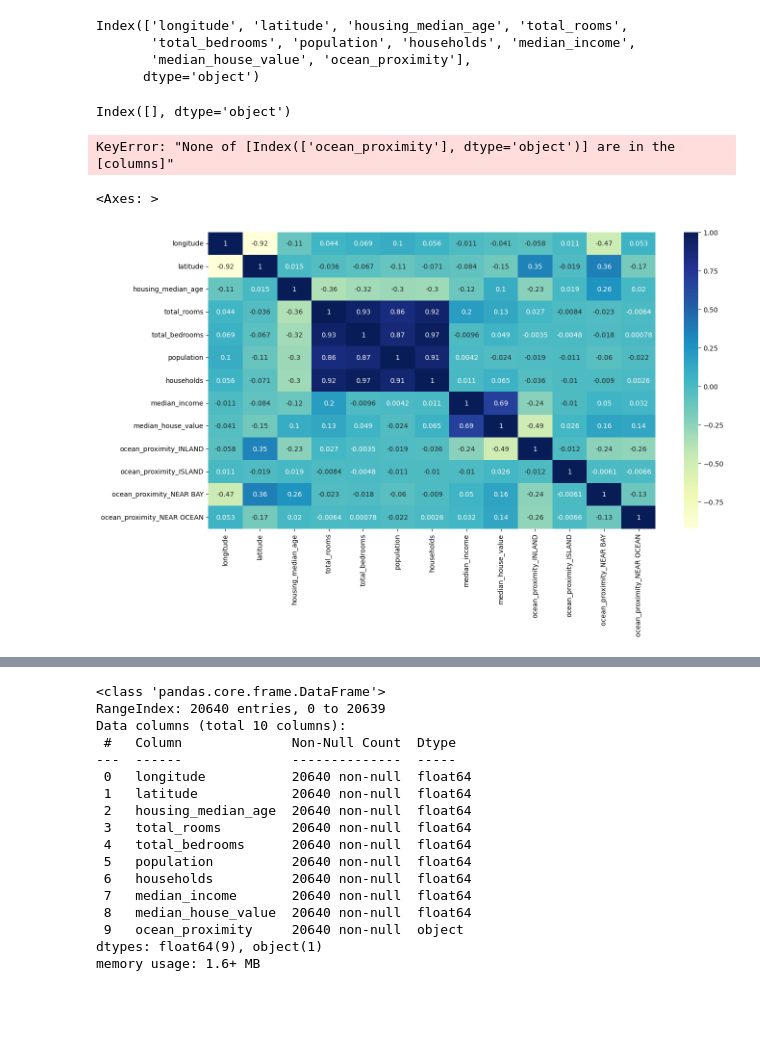
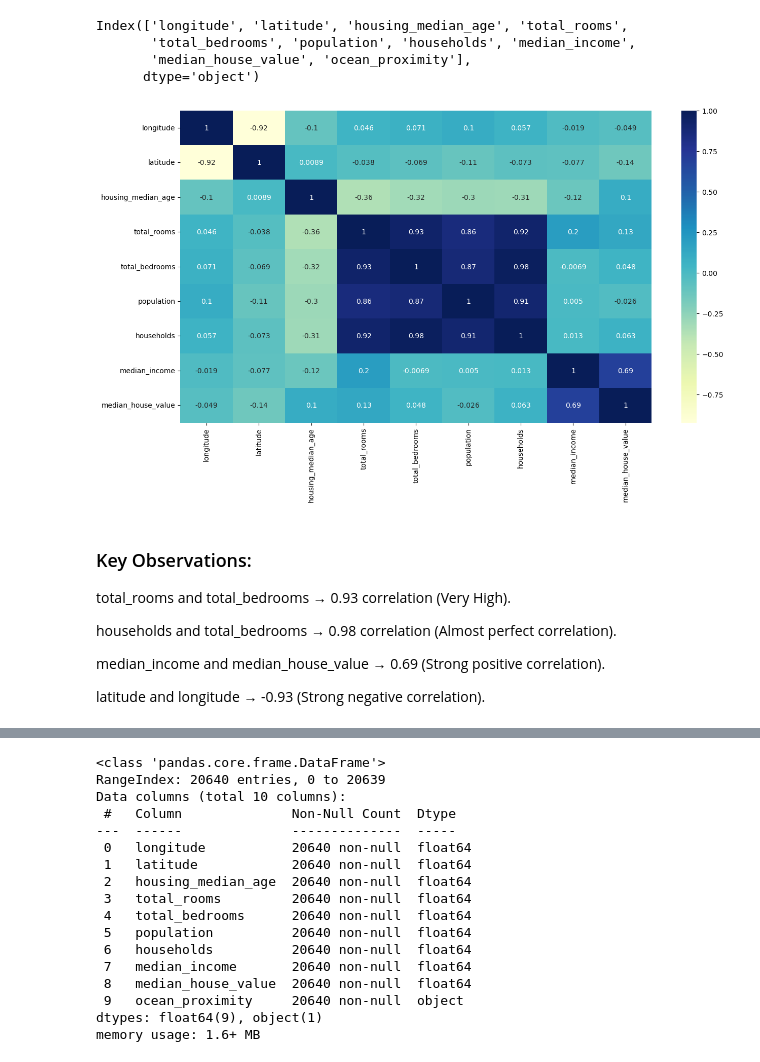
Before and after one commit to manashvi23/proppulse-california-housing, a Jupyter notebook: HousePricePrediction.ipynb, the cells around one changed output, grey strips where cells are left out. Cells and saved outputs as stored; diff of their text form; code cells hidden in the pictures; blank space fills up the shorter version.

```diff
--- a/HousePricePrediction.ipynb
+++ b/HousePricePrediction.ipynb
@@ -177,19 +177,22 @@ Index(['longitude', 'latitude', 'housing_median_age', 'total_rooms',
        'total_bedrooms', 'population', 'households', 'median_income',
        'median_house_value', 'ocean_proximity'],
       dtype='object')
-# %%
-print(train_data.select_dtypes(include=['object']).columns)
-train_data = pd.get_dummies(train_data, columns=['ocean_proximity'], drop_first=True)
-print(train_data.select_dtypes(include=['object']).columns)
-# %% [output]
-Index([], dtype='object')
-KeyError: "None of [Index(['ocean_proximity'], dtype='object')] are in the [columns]"
-# %%
-plt.figure(figsize=(15, 8))
-sns.heatmap(train_data.corr(), annot=True, cmap="YlGnBu")
-# %% [output]
-<Axes: >
-[figure, removed]
+# %%
+plt.figure(figsize=(15, 8))
+numeric_data = train_data.select_dtypes(include=[np.number])
+sns.heatmap(numeric_data.corr(), annot=True, cmap="YlGnBu")
+plt.show()
+# %% [output]
+[figure, added]
+# %% [markdown]
+### Key Observations:
+total_rooms and total_bedrooms → 0.93 correlation (Very High).
+
+households and total_bedrooms → 0.98 correlation (Almost perfect correlation).
+
+median_income and median_house_value → 0.69 (Strong positive correlation).
+
+latitude and longitude → -0.93 (Strong negative correlation).
 # %%
 train_data['total_rooms'] = np.log(train_data['total_rooms'] + 1)
 train_data['total_bedrooms'] = np.log(train_data['total_bedrooms'] + 1)
```
Also changed, not shown: parts of 25 cells of this notebook, 1 other file.
